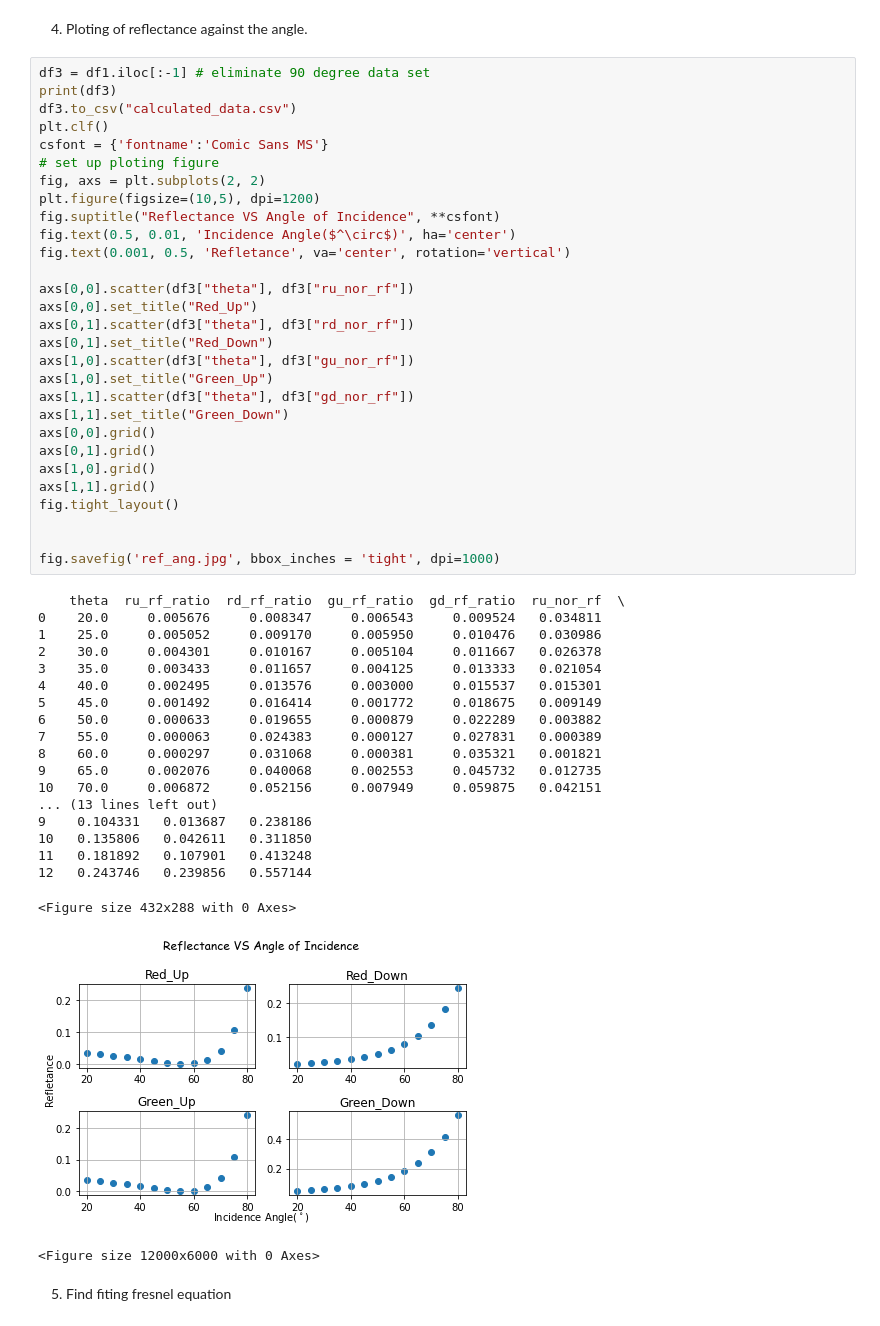
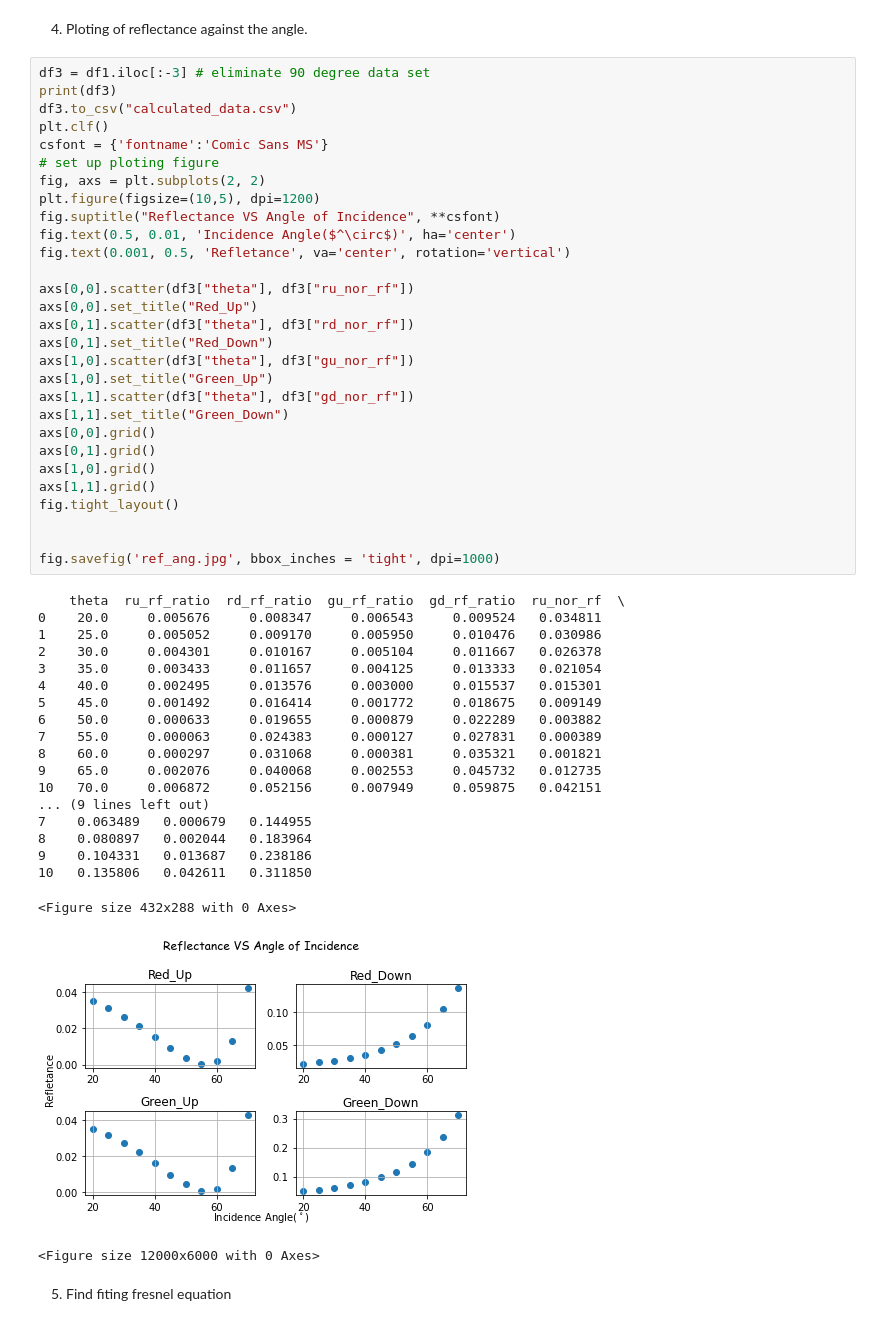
Before and after one commit to alberthu233/phys311_lab_report, a Jupyter notebook: dielectirc/dielectirc.ipynb, the cells around one changed output. Drawn from its saved outputs; the diff is of its cells as text.

```diff
--- a/dielectirc/dielectirc.ipynb
+++ b/dielectirc/dielectirc.ipynb
@@ -87,7 +87,7 @@ print(df2) # normalized measuremnt
 # %% [markdown]
 4. Ploting of reflectance against the angle.
 # %%
-df3 = df1.iloc[:-1] # eliminate 90 degree data set
+df3 = df1.iloc[:-3] # eliminate 90 degree data set
 print(df3)
 df3.to_csv("calculated_data.csv")
 plt.clf()
@@ -104,37 +104,37 @@ axs[0,0].set_title("Red_Up")
 axs[0,1].scatter(df3["theta"], df3["rd_nor_rf"])
 axs[0,1].set_title("Red_Down")
 axs[1,0].scatter(df3["theta"], df3["gu_nor_rf"])
 axs[1,0].set_title("Green_Up")
 axs[1,1].scatter(df3["theta"], df3["gd_nor_rf"])
 axs[1,1].set_title("Green_Down")
 axs[0,0].grid()
 axs[0,1].grid()
 axs[1,0].grid()
 axs[1,1].grid()
 fig.tight_layout()
 
 
 fig.savefig('ref_ang.jpg', bbox_inches = 'tight', dpi=1000)
 # %% [output]
     theta  ru_rf_ratio  rd_rf_ratio  gu_rf_ratio  gd_rf_ratio  ru_nor_rf  \
 0    20.0     0.005676     0.008347     0.006543     0.009524   0.034811
 1    25.0     0.005052     0.009170     0.005950     0.010476   0.030986
 2    30.0     0.004301     0.010167     0.005104     0.011667   0.026378
 3    35.0     0.003433     0.011657     0.004125     0.013333   0.021054
 4    40.0     0.002495     0.013576     0.003000     0.015537   0.015301
 5    45.0     0.001492     0.016414     0.001772     0.018675   0.009149
 6    50.0     0.000633     0.019655     0.000879     0.022289   0.003882
 7    55.0     0.000063     0.024383     0.000127     0.027831   0.000389
 8    60.0     0.000297     0.031068     0.000381     0.035321   0.001821
 9    65.0     0.002076     0.040068     0.002553     0.045732   0.012735
 10   70.0     0.006872     0.052156     0.007949     0.059875   0.042151
-... (13 lines left out)
+... (9 lines left out)
+7    0.063489   0.000679   0.144955
+8    0.080897   0.002044   0.183964
 9    0.104331   0.013687   0.238186
 10   0.135806   0.042611   0.311850
-11   0.181892   0.107901   0.413248
-12   0.243746   0.239856   0.557144
 <Figure size 432x288 with 0 Axes>
-[figure, old version]
+[figure, new version]
 <Figure size 12000x6000 with 0 Axes>
 # %% [markdown]
 5. Find fiting fresnel equation
```
Also changed, not shown: parts of 2 cells of this notebook, 2 other files.
